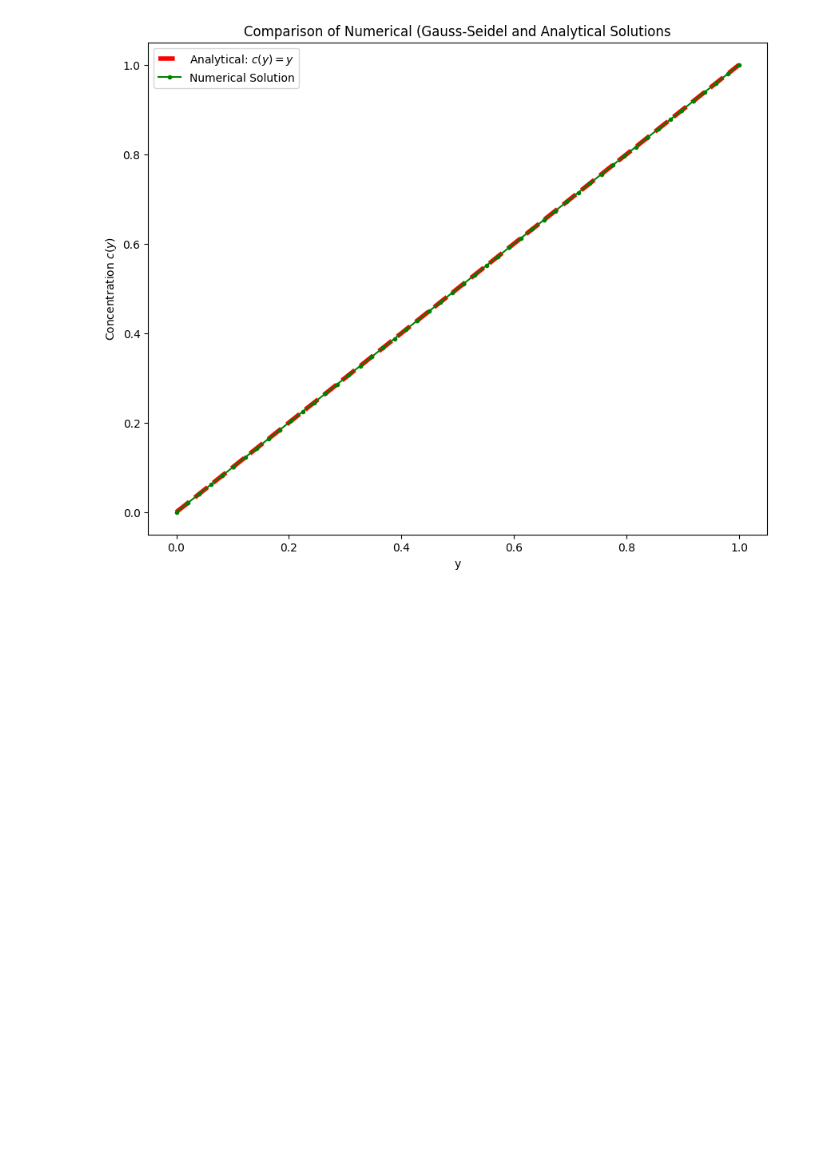
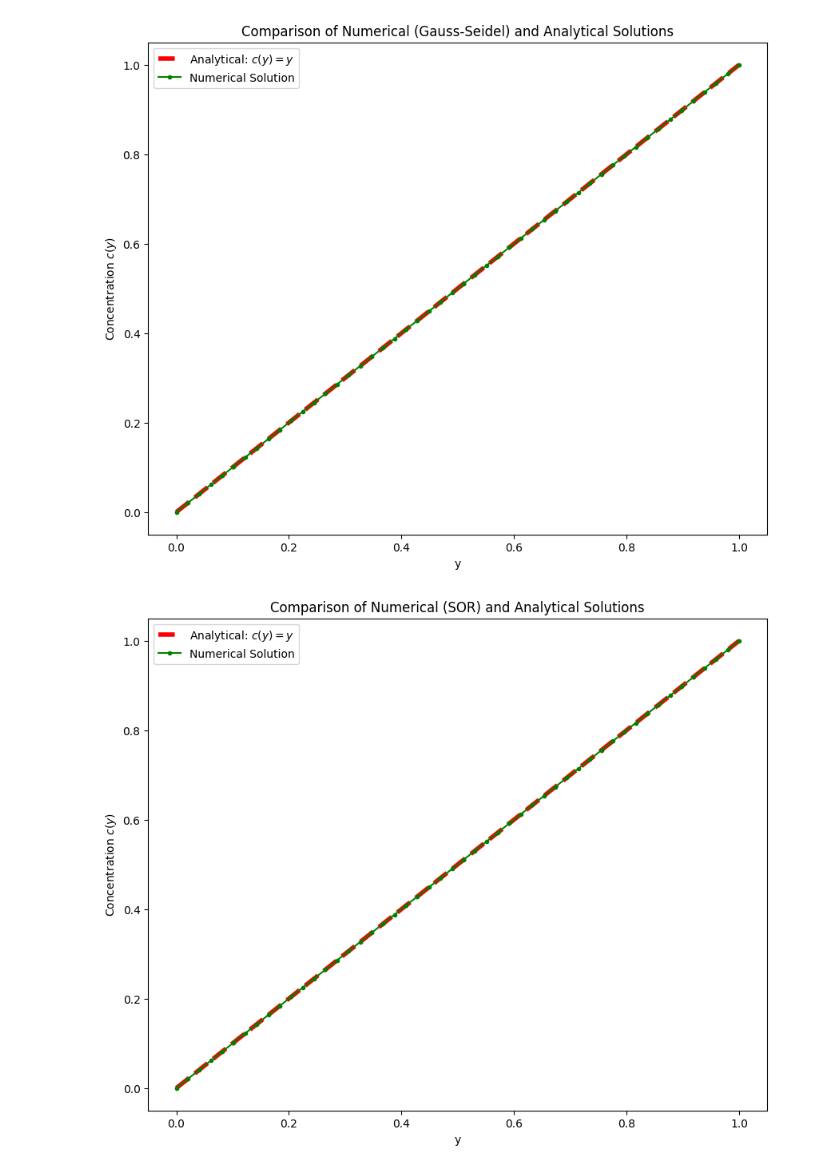
Before and after one commit to francescotiepolo/scientific_computing_assignment1, a Jupyter notebook: plots_1_6.ipynb, the cells around one changed output. Cells and saved outputs as stored; diff of their text form; code cells hidden in the pictures; blank space fills up the shorter version.

Commit message:
plots updated well

```diff
--- a/plots_1_6.ipynb
+++ b/plots_1_6.ipynb
@@ -4,6 +4,7 @@ import numpy as np
 import matplotlib.pyplot as plt
 from src.funs_1_6_jacobi import jacobi_iteration
 from src.funs_1_6_gauss import gauss_seidel_iteration
+from src.funs_1_6_successive_over_relaxation import successive_over_relaxation
 
 # grid with boundary conditions c(y) = y
 Ny = 50  # N grid points along y
@@ -16,37 +17,54 @@ for i in range(Ny):
 
 numerical_solution_j = jacobi_iteration(grid, 50)
 numerical_solution_g = gauss_seidel_iteration(grid, 50)
+numerical_solution_s = successive_over_relaxation(grid, 50, w = 1.85)
 
 y_values = np.linspace(0, 1, Ny)
 numerical_profile_j = numerical_solution_j[:, Nx//2]  # for comparison (middle column)
 numerical_profile_g = numerical_solution_g[:, Nx//2]
+numerical_profile_s = numerical_solution_s[:, Nx//2]
 analytical_profile = y_values  # Since c(y) = y analytically
 
 plt.figure(figsize=(10, 8))
 plt.plot(y_values, analytical_profile, label="Analytical: $c(y) = y$", linestyle="--", color="red", lw=4)
 plt.plot(y_values, numerical_profile_j, label="Numerical Solution", marker="o", markersize=3, linestyle="-", color="green")
 plt.xlabel("y")
 plt.ylabel("Concentration $c(y)$")
 plt.legend()
 plt.title("Comparison of Numerical (Jacobi) and Analytical Solutions")
 save_folder = 'fig'
 os.makedirs(save_folder, exist_ok=True)
 save_path = os.path.join(save_folder, f'1_6_jacobi_comparison_plot.png')
 plt.savefig(save_path, dpi=300)
 plt.show()
 
 plt.figure(figsize=(10, 8))
 plt.plot(y_values, analytical_profile, label="Analytical: $c(y) = y$", linestyle="--", color="red", lw=4)
 plt.plot(y_values, numerical_profile_g, label="Numerical Solution", marker="o", markersize=3, linestyle="-", color="green")
 plt.xlabel("y")
 plt.ylabel("Concentration $c(y)$")
 plt.legend()
-plt.title("Comparison of Numerical (Gauss-Seidel and Analytical Solutions")
+plt.title("Comparison of Numerical (Gauss-Seidel) and Analytical Solutions")
 save_folder = 'fig'
 os.makedirs(save_folder, exist_ok=True)
 save_path = os.path.join(save_folder, f'1_6_gauss_seidel_comparison_plot.png')
 plt.savefig(save_path, dpi=300)
 plt.show()
+
+
+plt.figure(figsize=(10, 8))
+plt.plot(y_values, analytical_profile, label="Analytical: $c(y) = y$", linestyle="--", color="red", lw=4)
+plt.plot(y_values, numerical_profile_s, label="Numerical Solution", marker="o", markersize=3, linestyle="-", color="green")
+plt.xlabel("y")
+plt.ylabel("Concentration $c(y)$")
+plt.legend()
+plt.title("Comparison of Numerical (SOR) and Analytical Solutions")
+save_folder = 'fig'
+os.makedirs(save_folder, exist_ok=True)
+save_path = os.path.join(save_folder, f'1_6_successive_over_relaxation_plot.png')
+plt.savefig(save_path, dpi=300)
+plt.show()
 # %% [output]
 [figure]
 [figure]
+[figure, added]
```
Also changed, not shown: 3 other files.
